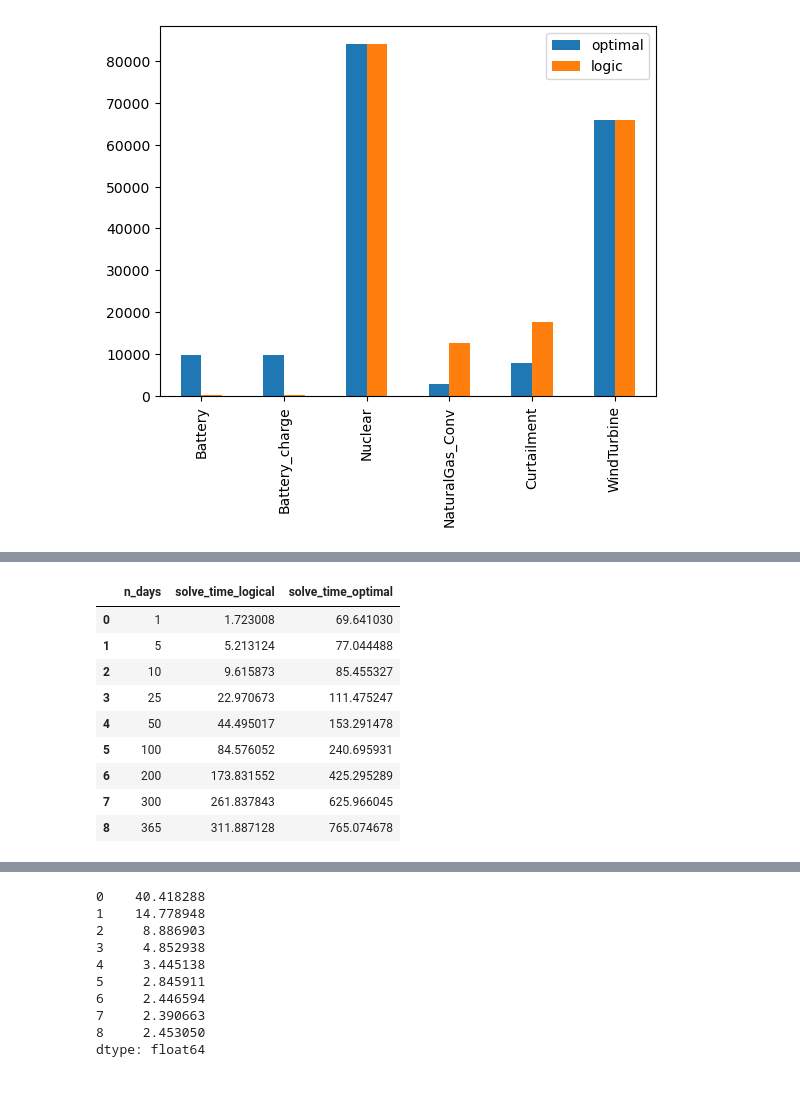
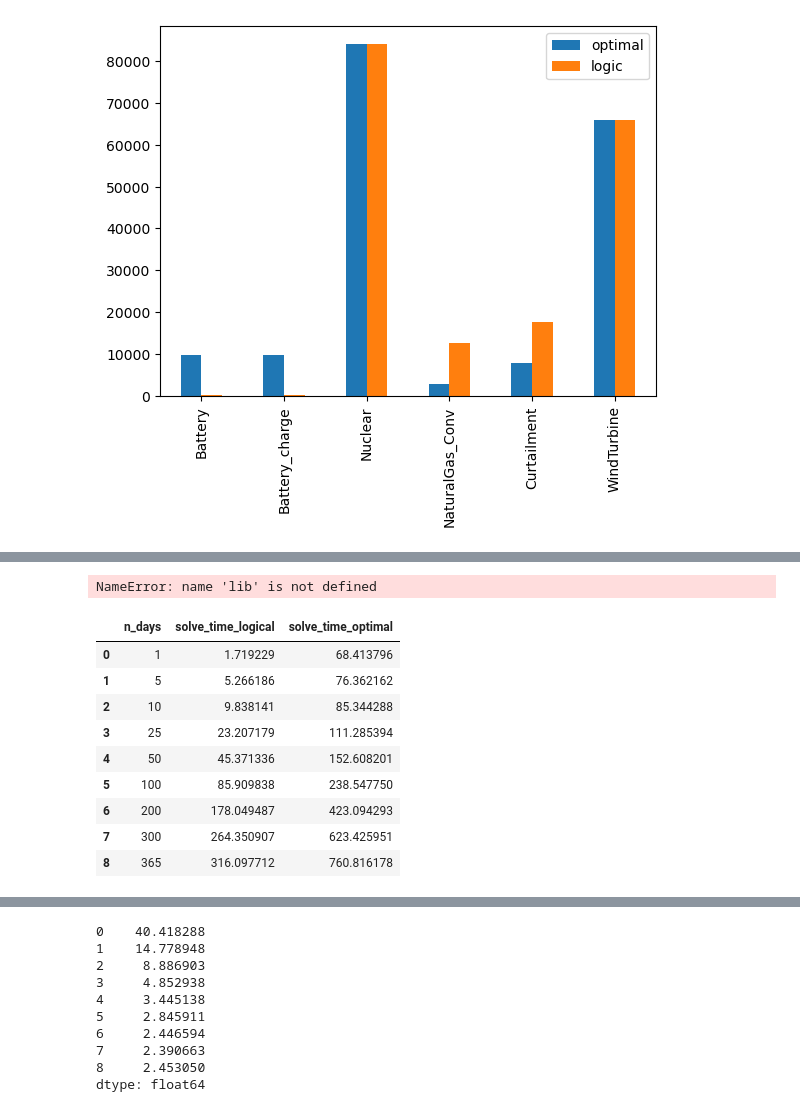
Before and after one commit to arfc/2025-dotson-dissertation, a Jupyter notebook: analysis/scripts/04-benchmark-scripts/test_osier_mutliprocess.ipynb, the cells around one changed output, grey strips where cells are left out. Cells and saved outputs as stored; diff of their text form; code cells hidden in the pictures.

```diff
--- a/analysis/scripts/04-benchmark-scripts/test_osier_mutliprocess.ipynb
+++ b/analysis/scripts/04-benchmark-scripts/test_osier_mutliprocess.ipynb
@@ -546,16 +557,20 @@ Text(0.5, 0, 'Population per Generation')
+# %%
+lib
+# %% [output]
+NameError: name 'lib' is not defined
 # %%
 import pandas as pd
 # %%
-time_df_2 = pd.read_csv('../algorithm_out.csv', index_col=0)
+time_df_2 = pd.read_csv('../../../data/algorithm_out.csv', index_col=0)
 time_df_2
 # %% [output]
 |  | n_days | solve_time_logical | solve_time_optimal |
-| 0 | 1 | 1.723008 | 69.641030 |
-| 1 | 5 | 5.213124 | 77.044488 |
-| 2 | 10 | 9.615873 | 85.455327 |
-| 3 | 25 | 22.970673 | 111.475247 |
-| 4 | 50 | 44.495017 | 153.291478 |
-| 5 | 100 | 84.576052 | 240.695931 |
-| 6 | 200 | 173.831552 | 425.295289 |
-| 7 | 300 | 261.837843 | 625.966045 |
-| 8 | 365 | 311.887128 | 765.074678 |
+| 0 | 1 | 1.719229 | 68.413796 |
+| 1 | 5 | 5.266186 | 76.362162 |
+| 2 | 10 | 9.838141 | 85.344288 |
+| 3 | 25 | 23.207179 | 111.285394 |
+| 4 | 50 | 45.371336 | 152.608201 |
+| 5 | 100 | 85.909838 | 238.547750 |
+| 6 | 200 | 178.049487 | 423.094293 |
+| 7 | 300 | 264.350907 | 623.425951 |
+| 8 | 365 | 316.097712 | 760.816178 |
```
Also changed, not shown: parts of 7 cells of this notebook, 26 other files.
